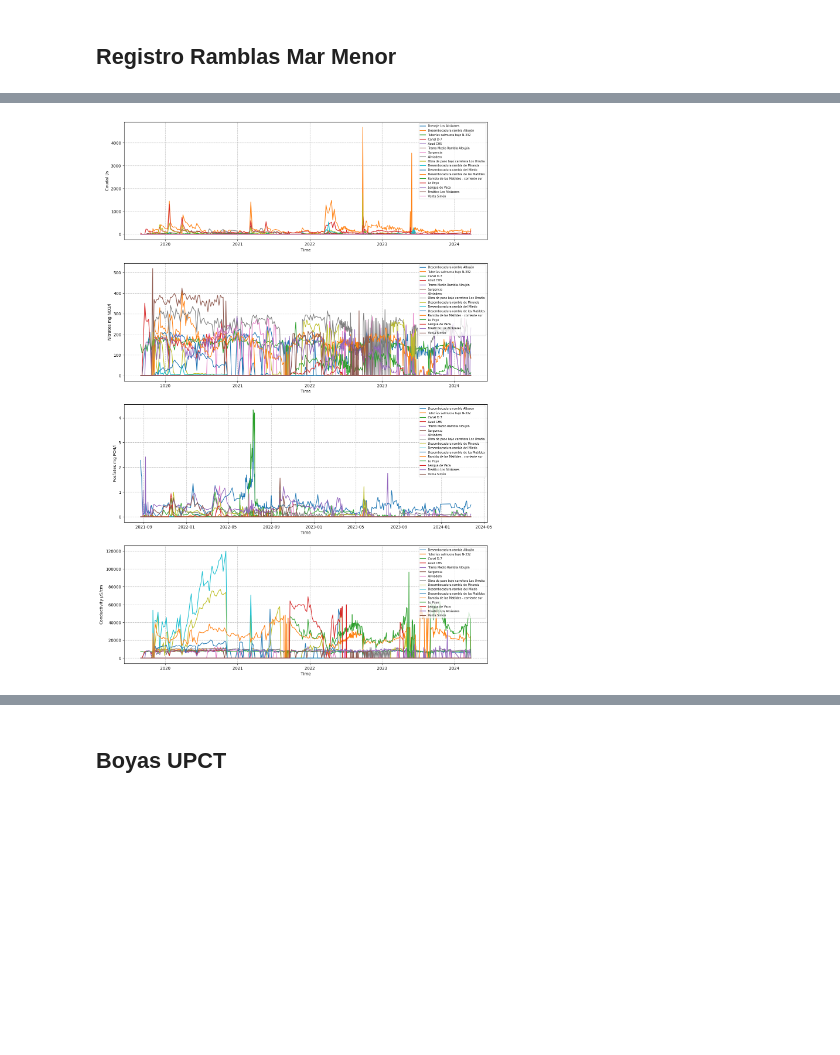
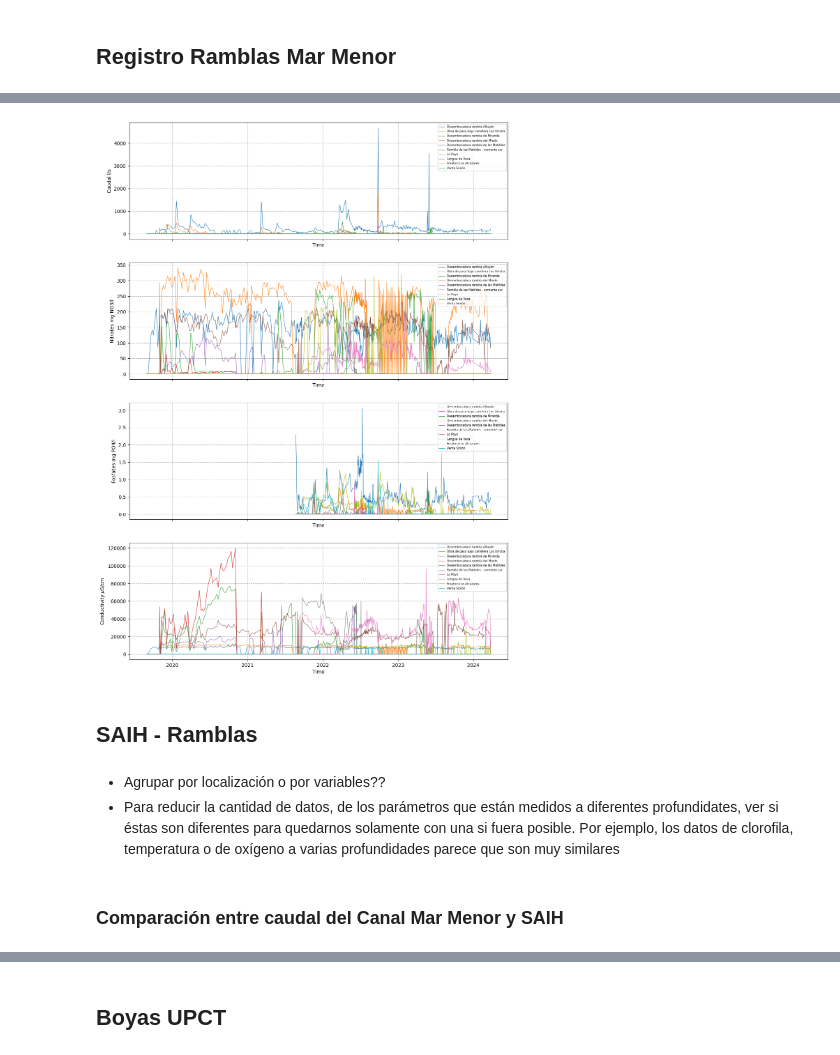
Before and after one commit to Antonio-MI/mar-menor-chl, a Jupyter notebook: Datos.ipynb, the cells around one changed output, grey strips where cells are left out. Cells and saved outputs as stored; diff of their text form; code cells hidden in the pictures; blank space fills up the shorter version.

Commit message:
empezando filtrado datos boyas + codigo provisional de test estadísticos

```diff
--- a/Datos.ipynb
+++ b/Datos.ipynb
@@ -33,7 +40,7 @@ for i in range(len(dataframes)):
 
 
 # Definir el umbral
-threshold = 0.95
+threshold = 0.99
 # Función para encontrar columnas con más del 95% de ceros en un DataFrame
 def columns_with_high_zero_percentage(df, threshold):
     zero_percentage = (df == 0).mean()
@@ -46,5 +53,14 @@ common_columns = set.intersection(*columns_sets)
 for i in range(len(dataframes)):
     dataframes[i].drop(columns=common_columns, inplace=True, errors="ignore")
 
+
+cols_to_keep = ["Fecha", "Desembocadura rambla Albujón", "Obra de paso bajo carretera Los Urrutia", "Desembocadura rambla de Miranda", "Desembocadura rambla del Miedo", "Desembocadura rambla de las Matildes", "Rambla de las Matildes - corriente sur", "Lo Poyo", "Lengua de Vaca", "Valla Militar", "Freático Los Alcázares", "Venta Simón"]
+
+for i in range(len(dataframes)):
+    # Para evitar que intente seleccionar columnas que no existen
+    existing_cols = dataframes[i].columns.intersection(cols_to_keep)
+    dataframes[i] = dataframes[i].loc[:, existing_cols]
+
+
 # Reasignar los DataFrames procesados a sus variables originales
 df_caudal, df_nitratos, df_fosfatos, df_conductividad, df_nitratosdiario, df_fosfatosdiario = dataframes
@@ -67,31 +67,38 @@ df_caudal
 # %%
-fig, ax = plt.subplots(figsize = (16,24), nrows=4, ncols=1)
-for col in df_caudal.columns[2:]:
-    ax[0].plot(df_caudal["Fecha"], df_caudal[col], label = f"{col}")
-ax[0].legend(loc="upper right", fontsize = 7)
+fig, ax = plt.subplots(figsize = (14,20), nrows=4, ncols=1, sharex = True)
+for col in df_caudal.columns[1:]:
+    ax[0].plot(df_caudal["Fecha"], df_caudal[col], label = f"{col}", linewidth=0.8)
+ax[0].legend(loc="upper right", fontsize = 6)
 ax[0].set_ylabel("Caudal l/s")
 ax[0].set_xlabel("Time")
 ax[0].grid(linestyle = '--')
 
-for col in df_nitratos.columns[2:]:
-    ax[1].plot(df_nitratos["Fecha"], df_nitratos[col], label = f"{col}")
-ax[1].legend(loc="upper right", fontsize = 7)
+for col in df_nitratos.columns[1:]:
+    ax[1].plot(df_nitratos["Fecha"], df_nitratos[col], label = f"{col}", linewidth=0.8)
+ax[1].legend(loc="upper right", fontsize = 6)
 ax[1].set_ylabel("Nitrates mg NO3/l")
 ax[1].set_xlabel("Time")
 ax[1].grid(linestyle = '--')
 
-for col in df_fosfatos.columns[2:]:
-    ax[2].plot(df_fosfatos["Fecha"], df_fosfatos[col], label = f"{col}")
-ax[2].legend(loc="upper right", fontsize = 7)
+for col in df_fosfatos.columns[1:]:
+    ax[2].plot(df_fosfatos["Fecha"], df_fosfatos[col], label = f"{col}", linewidth=0.8)
+ax[2].legend(loc="upper right", fontsize = 6)
 ax[2].set_ylabel("Fosfates mg PO4/l")
 ax[2].set_xlabel("Time")
 ax[2].grid(linestyle = '--')
 
-for col in df_conductividad.columns[2:]:
-    ax[3].plot(df_conductividad["Fecha"], df_conductividad[col], label = f"{col}")
-ax[3].legend(loc="upper right", fontsize = 7)
+for col in df_conductividad.columns[1:]:
+    ax[3].plot(df_conductividad["Fecha"], df_conductividad[col], label = f"{col}", linewidth=0.8)
+ax[3].legend(loc="upper right", fontsize = 6)
 ax[3].set_ylabel("Conductivity $\mu$S/cm")
 ax[3].set_xlabel("Time")
 ax[3].grid(linestyle = '--')
 # %% [output]
-[figure, old version]
+[figure, new version]
+# %% [markdown]
+## SAIH - Ramblas
+# %% [markdown]
+- Agrupar por localización o por variables??
+- Para reducir la cantidad de datos, de los parámetros que están medidos a diferentes profundidates, ver si éstas son diferentes para quedarnos solamente con una si fuera posible. Por ejemplo, los datos de clorofila, temperatura o de oxígeno a varias profundidades parece que son muy similares
+# %% [markdown]
+### Comparación entre caudal del Canal Mar Menor y SAIH
```
Also changed, not shown: parts of 26 cells of this notebook, 2 other files.
